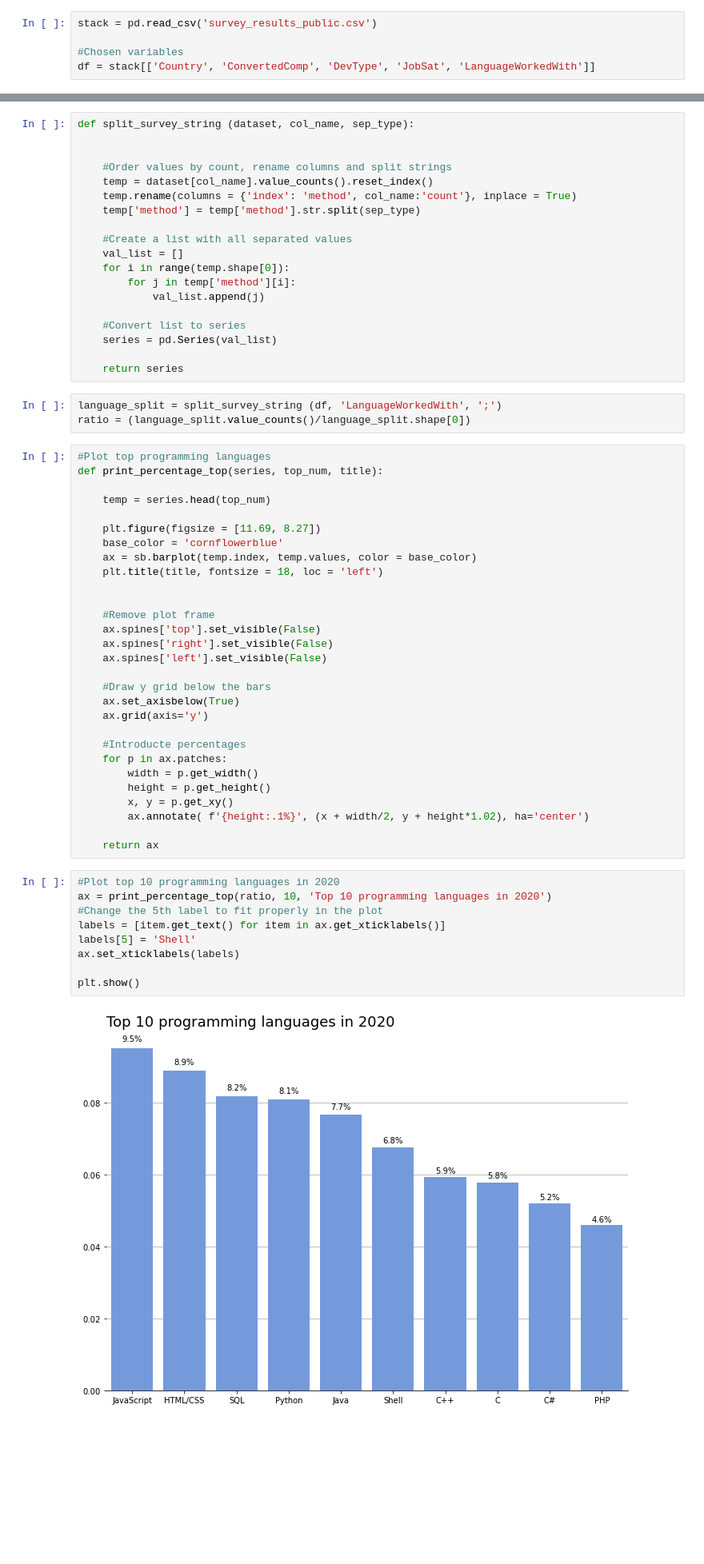
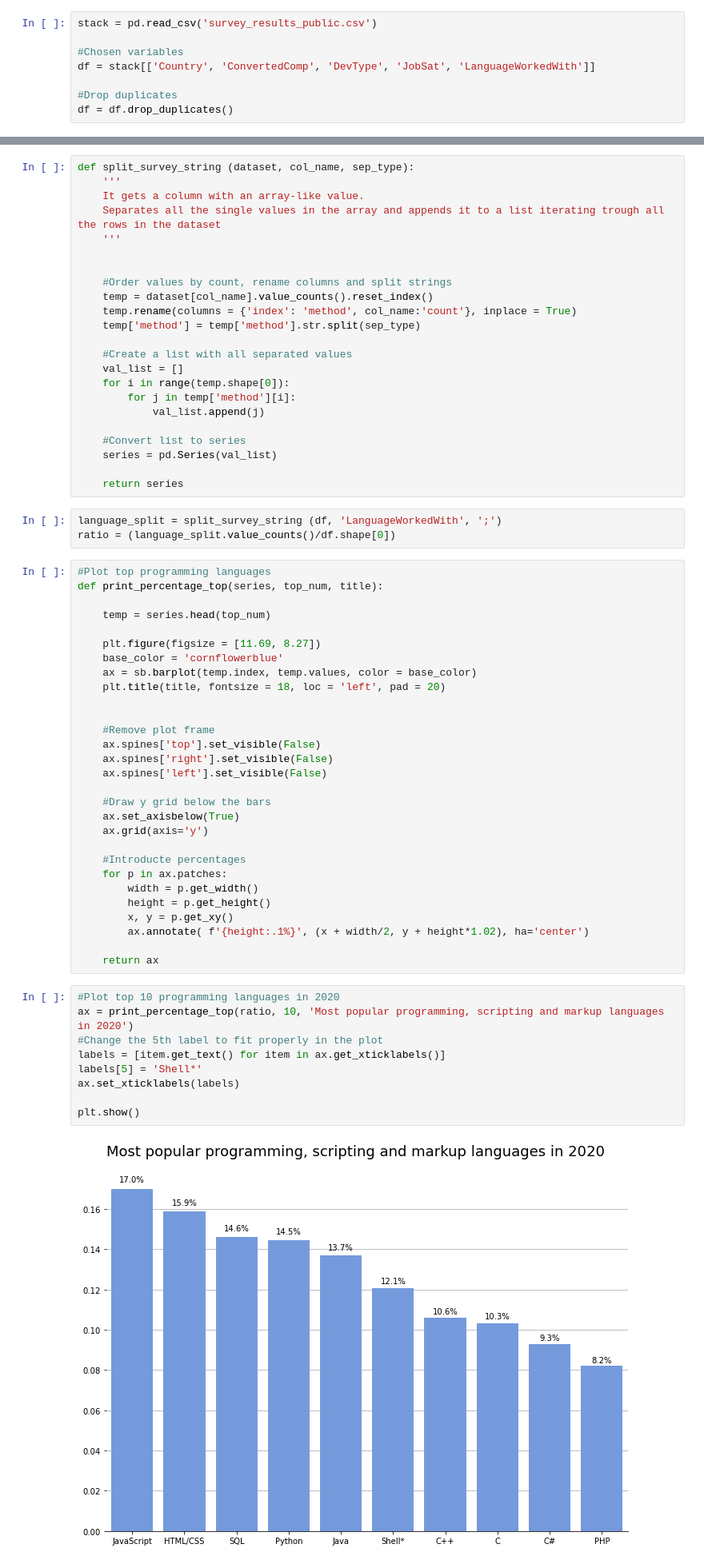
Before and after one commit to rubenvf/Stack_Overflow_Survey_2020, a Jupyter notebook: DevType_Analysis.ipynb, the cells around one changed output, grey strips where cells are left out. Shown at 80% size. Drawn from its saved outputs; the diff is of its cells as text; blank space fills up the shorter version.

```diff
--- a/DevType_Analysis.ipynb
+++ b/DevType_Analysis.ipynb
@@ -10,6 +10,9 @@ stack = pd.read_csv('survey_results_public.csv')
 
 #Chosen variables
 df = stack[['Country', 'ConvertedComp', 'DevType', 'JobSat', 'LanguageWorkedWith']]
+
+#Drop duplicates
+df = df.drop_duplicates()
 # %% [markdown]
 ### Which were the most used programming languages in 2020?
 # %%
@@ -30,6 +33,10 @@ def dummy_array(df, col_list):
     return df
 # %%
 def split_survey_string (dataset, col_name, sep_type):
+    '''
+    It gets a column with an array-like value.
+    Separates all the single values in the array and appends it to a list iterating trough all the rows in the dataset
+    '''
 
 
     #Order values by count, rename columns and split strings
@@ -49,7 +56,7 @@ def split_survey_string (dataset, col_name, sep_type):
     return series
 # %%
 language_split = split_survey_string (df, 'LanguageWorkedWith', ';')
-ratio = (language_split.value_counts()/language_split.shape[0])
+ratio = (language_split.value_counts()/df.shape[0])
 # %%
 #Plot top programming languages
 def print_percentage_top(series, top_num, title):
@@ -59,7 +66,7 @@ def print_percentage_top(series, top_num, title):
     plt.figure(figsize = [11.69, 8.27])
     base_color = 'cornflowerblue'
     ax = sb.barplot(temp.index, temp.values, color = base_color)
-    plt.title(title, fontsize = 18, loc = 'left')
+    plt.title(title, fontsize = 18, loc = 'left', pad = 20)
 
 
     #Remove plot frame
@@ -81,15 +88,15 @@ def print_percentage_top(series, top_num, title):
     return ax
 # %%
 #Plot top 10 programming languages in 2020
-ax = print_percentage_top(ratio, 10, 'Top 10 programming languages in 2020')
+ax = print_percentage_top(ratio, 10, 'Most popular programming, scripting and markup languages in 2020')
 #Change the 5th label to fit properly in the plot
 labels = [item.get_text() for item in ax.get_xticklabels()]
-labels[5] = 'Shell'
+labels[5] = 'Shell*'
 ax.set_xticklabels(labels)
 
 plt.show()
 # %% [output]
-[figure, old version]
+[figure, new version]
 # %%
 ratio1 = (df.JobSat.value_counts()/df.JobSat.shape[0])
 ax1 = print_percentage_top(ratio1, 6, title = 'Job satisfaction')
```
Also changed, not shown: parts of 11 cells of this notebook.
